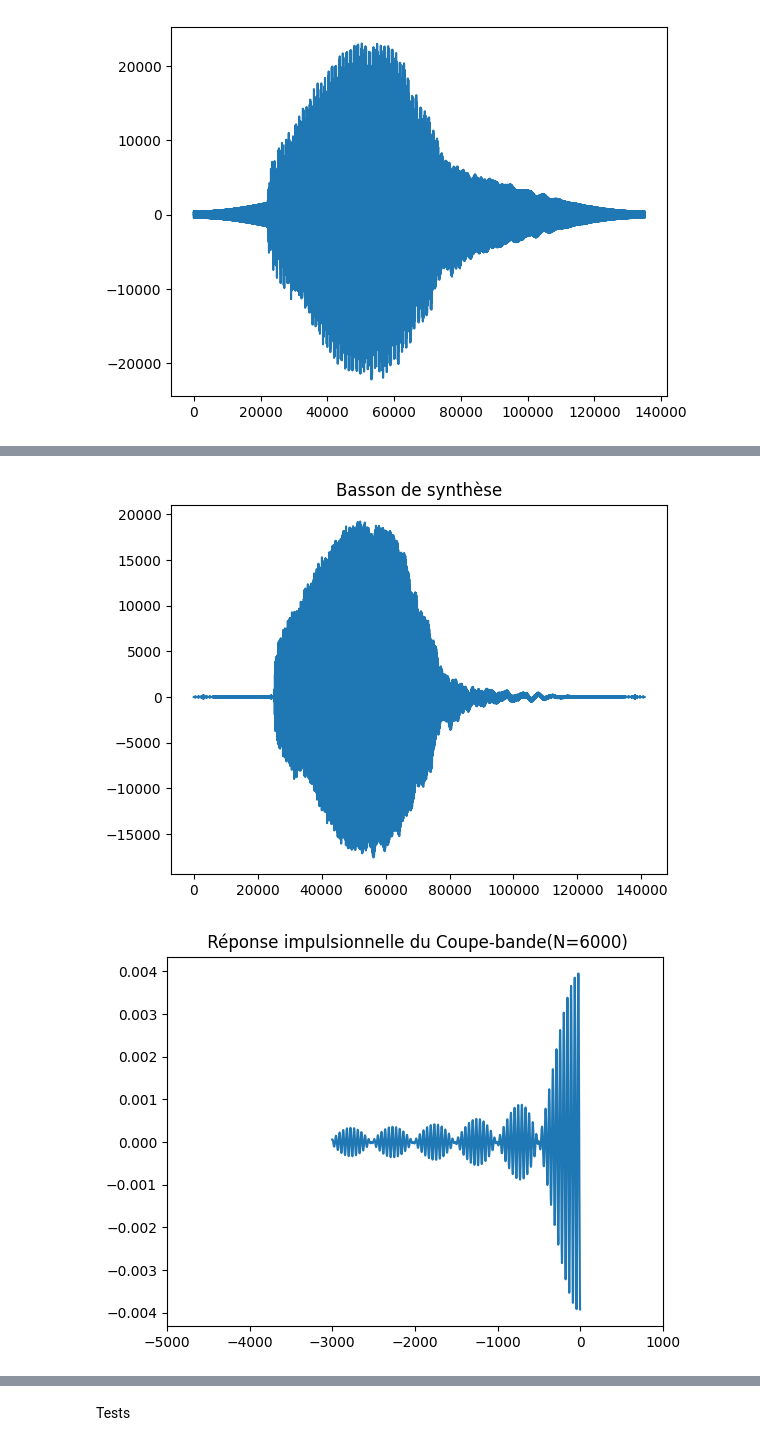
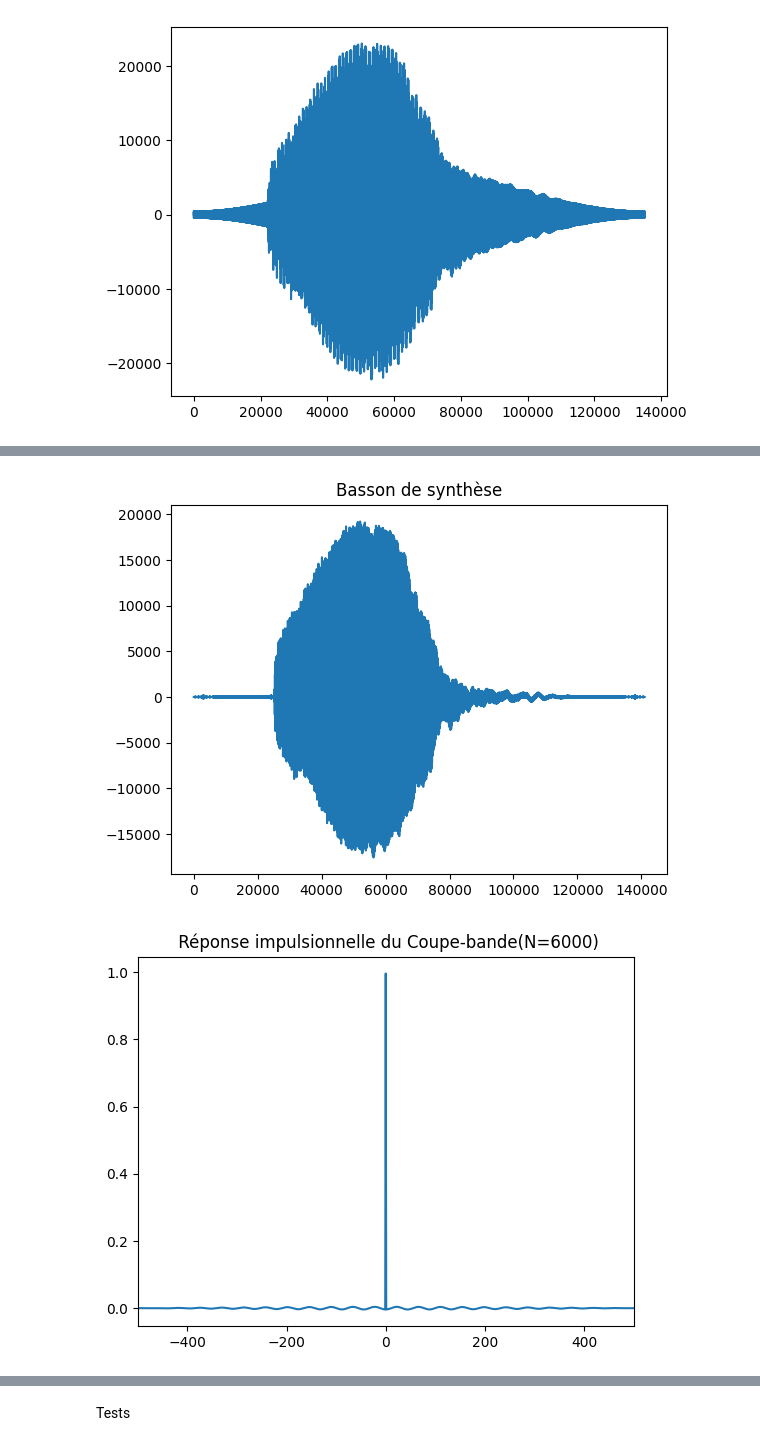
Before and after one commit to jactymilena/APP3_S5, a Jupyter notebook: problematique.ipynb, the cells around one changed output, grey strips where cells are left out. Drawn from its saved outputs; the diff is of its cells as text; code cells hidden in the pictures.

Commit message:
graphique de marde

```diff
--- a/problematique.ipynb
+++ b/problematique.ipynb
@@ -220,40 +220,55 @@ hfft_cb = np.fft.rfft(h_cb)
 basson_synthese = np.convolve(basson_window, h_cb)
 
 # Création du nouveau basson
 write(f"sounds/basson-synthese.wav", samplerate, basson_synthese.astype(np.int16))
 
+
+#ampli synthese
+# amplitude_synthese_basson = np.abs(basson_synthese)
+# phase_synthese_basson  = np.angle(basson_synthese)
+# basson_freq = np.fft.rfftfreq(len(basson_synthese), d=1./fe)
+
+# plt.stem(basson_freq, amplitude_synthese_basson)
+# # plt.xlim(900, 1500)
+# plt.show()
+
+
 # Affichage du basson de synthèse
-plt.title("Basson de synthèse")
-plt.plot(basson_synthese)
-plt.show()
+# plt.title("Basson de synthèse")
+# plt.plot(basson_synthese)
+# plt.show()
 
 # Graphique
 plt.title(f" Réponse impulsionnelle du Coupe-bande(N={N})")
-plt.plot(n,h_cb)
-plt.xlim([-5000, 1000])
+plt.stem(n,h_cb)
+plt.xlim([-500, 500])
+plt.xlabel('')
+plt.ylabel('')
 plt.show()
 
-plt.title(f" Reponse en frequences du Coupe-bande(N={N})")
+plt.title(f" Réponse en fréquences du Coupe-bande(N={N})")
 plt.plot(cb_freq[:500], np.abs(hfft_cb[:500]))
+plt.xlabel('')
+plt.ylabel('')
 plt.show()
 
 #amplitude et phase du coupe-bande
 # amplitude_fft_spect_coupe_bande = np.abs(hfft_cb)
 # phase_fft_spect_coupe_bande  = np.angle(hfft_cb)
 
 # print(np.argmax(amplitude_fft_spect_coupe_bande))
 # print(arr_freq[np.argmax(phase_fft_spect_coupe_bande)])
 
 # plt.stem(cb_freq, phase_fft_spect_coupe_bande)
 # plt.xlim(0, 200)
 # plt.show()
 
 # plt.stem(cb_freq, amplitude_fft_spect_coupe_bande)
 # plt.xlim(900, 1500)
 # plt.show()
 # %% [output]
 [figure]
-[figure, old version]
+[figure, new version]
 [figure]
 # %% [markdown]
 Tests
```
Also changed, not shown: parts of 1 cell of this notebook, 1 other file.
